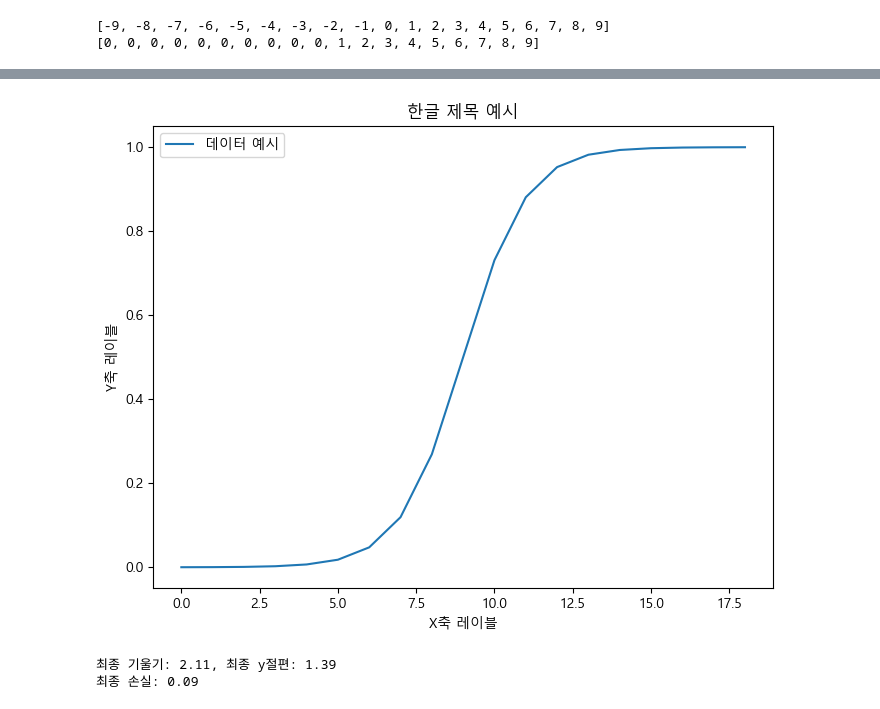
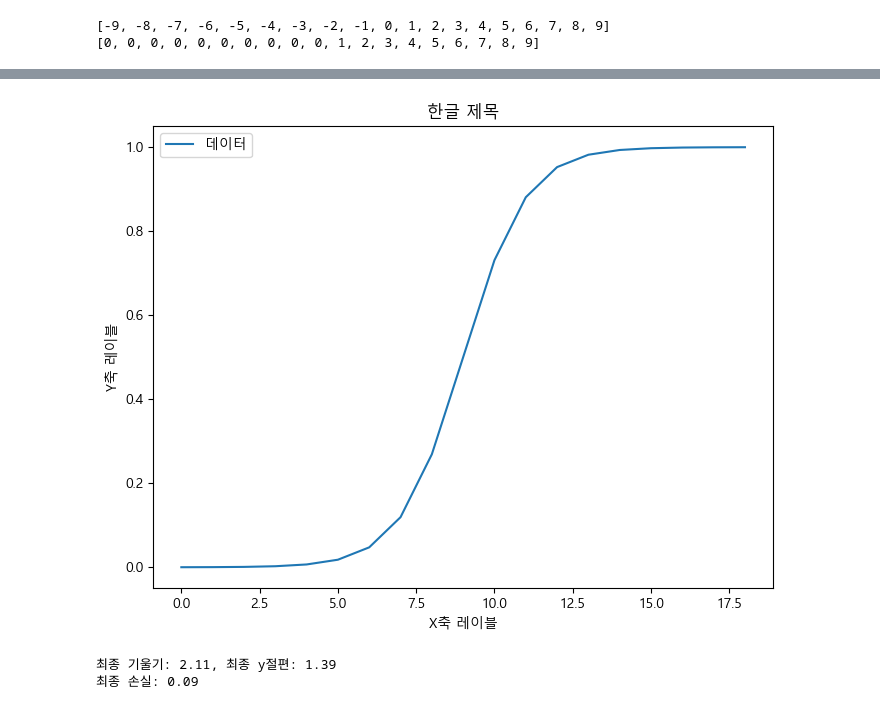
Before and after one commit to heeaayoon/python_work, a Jupyter notebook: ch08/train_08_function_for_machine_learning.ipynb, the cells around one changed output, grey strips where cells are left out. Drawn from its saved outputs; the diff is of its cells as text; code cells hidden in the pictures.

```diff
--- a/실습8장함수_머신러닝함수들.ipynb
+++ b/ch08/train_08_function_for_machine_learning.ipynb
@@ -25,13 +27,12 @@ print(x_new)
 import math
 
 def sigmoid(x):
-    """시그모이드 함수를 계산합니다."""
+    """시그모이드 함수(입력받은 모든 실수 값을 0과 1 사이의 값으로 압축(squash)시키는 함수)를 계산합니다."""
     return 1 / (1 + math.exp(-x))
 
 # 예시 사용
 x_values = list(range(-9, 10))
 sigmoid_values = [sigmoid(x) for x in x_values]
-
 print(sigmoid_values)
 # %% [output]
 [0.00012339457598623172, 0.0003353501304664781, 0.0009110511944006454, 0.0024726231566347743, 0.0066928509242848554, 0.01798620996209156, 0.04742587317756678, 0.11920292202211755, 0.2689414213699951,  ...
@@ -97,25 +98,26 @@ Iteration 40: x = 3.0009304595970496, f(x) = 5.000000865755061
 # %%
 import matplotlib.pyplot as plt
 import matplotlib.font_manager as fm
+# 위의 시그모이드 함수 먼저 실행하기
 
 # 한글 폰트 경로 설정 (예: 맑은 고딕)
 font_path = "C:/Windows/Fonts/malgun.ttf"  # Windows의 경우
 # font_path = "/usr/share/fonts/truetype/nanum/NanumGothic.ttf"  # Linux의 경우
 
 # 폰트 설정
 font_prop = fm.FontProperties(fname=font_path, size=12)
 plt.rc('font', family=font_prop.get_name())
 
 # 예제 데이터 시각화
 plt.figure(figsize=(8, 6))
-plt.plot(sigmoid_values, label='데이터 예시')
-plt.title('한글 제목 예시')
+plt.plot(sigmoid_values, label='데이터')
+plt.title('한글 제목')
 plt.xlabel('X축 레이블')
 plt.ylabel('Y축 레이블')
 plt.legend()
 plt.show()
 # %% [output]
-[figure, old version]
+[figure, new version]
 # %%
 import numpy as np
 import matplotlib.pyplot as plt
```
Also changed, not shown: parts of 5 cells of this notebook, 5 other files.
